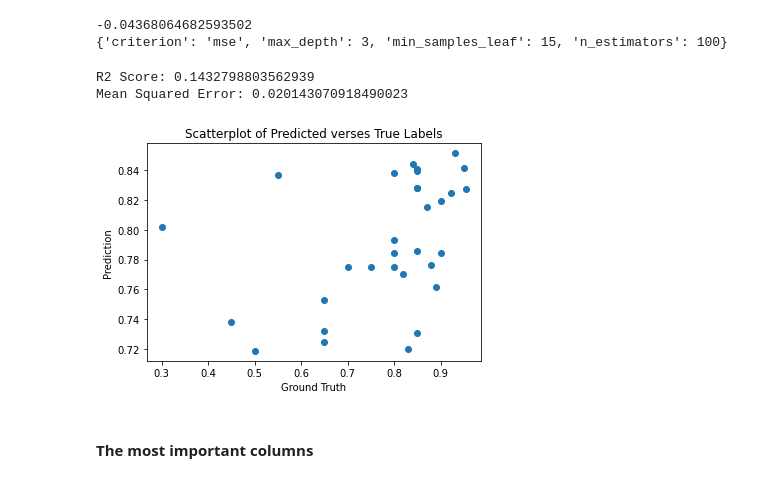
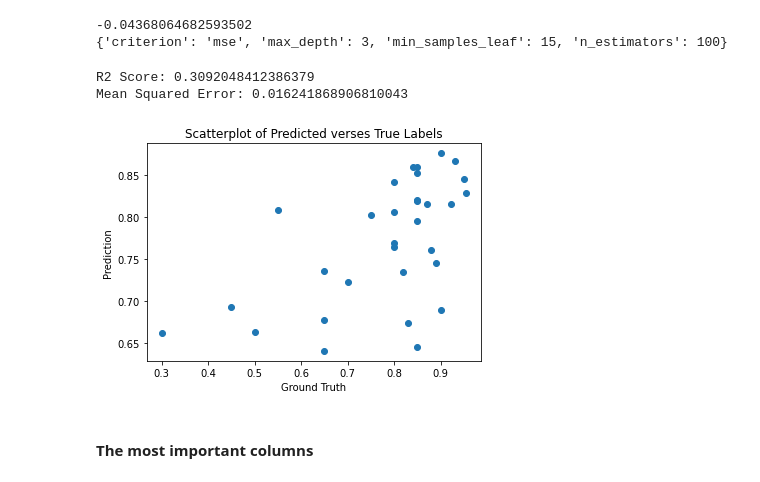
Before and after one commit to amandahutter/Movies-Analysis, a Jupyter notebook: Movies.ipynb, the cells around one changed output. Drawn from its saved outputs; the diff is of its cells as text; code cells hidden in the pictures.

```diff
--- a/Movies.ipynb
+++ b/Movies.ipynb
@@ -2459,8 +2439,8 @@ make_GridSearchCV_DT(X_Train_5, Y_Train_5)
 0.001421297836236146
 {'criterion': 'mse', 'max_depth': 1, 'min_samples_leaf': 4, 'splitter': 'random'}
 # %%
-dt_model = DecisionTreeRegressor(criterion = 'mse', splitter = 'best',
-                                 max_depth = 1, min_samples_leaf = 4,
+dt_model = DecisionTreeRegressor(criterion = 'mse', splitter = 'random',
+                                 max_depth = 5, min_samples_leaf = 4,
                                  random_state = 42)
 
 dt_model.fit(X_Train_5, Y_Train_5)
@@ -2620,23 +2600,23 @@ make_GridSearchCV_RF(X_Train_5, Y_Train_5)
 {'criterion': 'mse', 'max_depth': 3, 'min_samples_leaf': 15, 'n_estimators': 100}
 # %%
 rf_model = RandomForestRegressor(random_state = 42, criterion = 'mse', n_estimators = 100,
-                                max_depth = 3, min_samples_leaf = 15)
+                                max_depth = None, min_samples_leaf = 1)
 
 rf_model.fit(X_Train_5, Y_Train_5)
 Y_Test_Pred = rf_model.predict(X_Test_5)
 
 print("R2 Score:", r2_score(Y_Test_5, Y_Test_Pred))
 print("Mean Squared Error:",mean_squared_error(Y_Test_5, Y_Test_Pred))
 
 plt.scatter(Y_Test_5, Y_Test_Pred)
 plt.title('Scatterplot of Predicted verses True Labels')
 plt.xlabel('Ground Truth')
 plt.ylabel('Prediction')
 plt.show()
 # %% [output]
-R2 Score: 0.1432798803562939
-Mean Squared Error: 0.020143070918490023
+R2 Score: 0.3092048412386379
+Mean Squared Error: 0.016241868906810043
-[figure, old version]
+[figure, new version]
 # %% [markdown]
 #### The most important columns
 # %%
```
Also changed, not shown: parts of 6 cells of this notebook.
